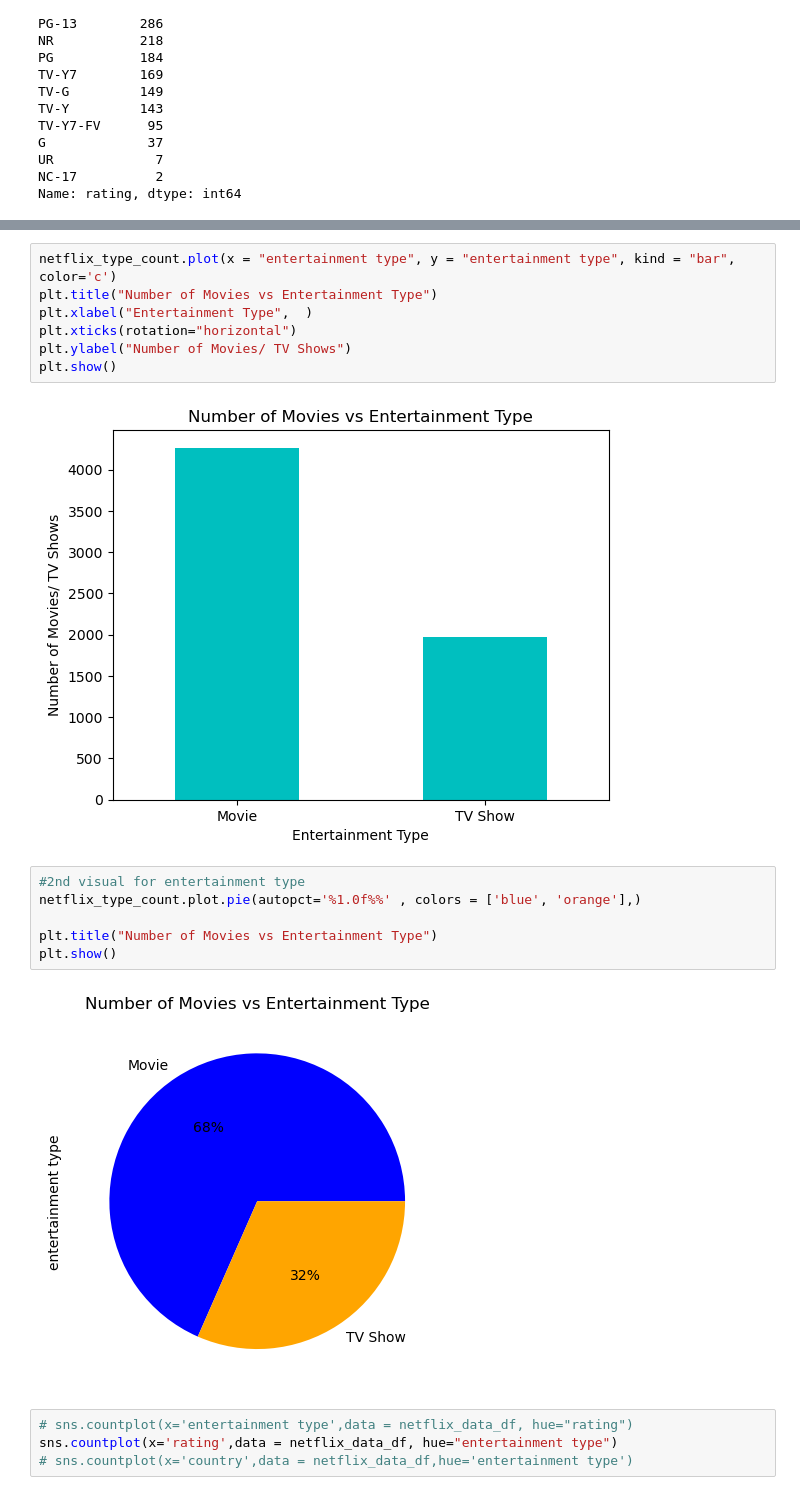
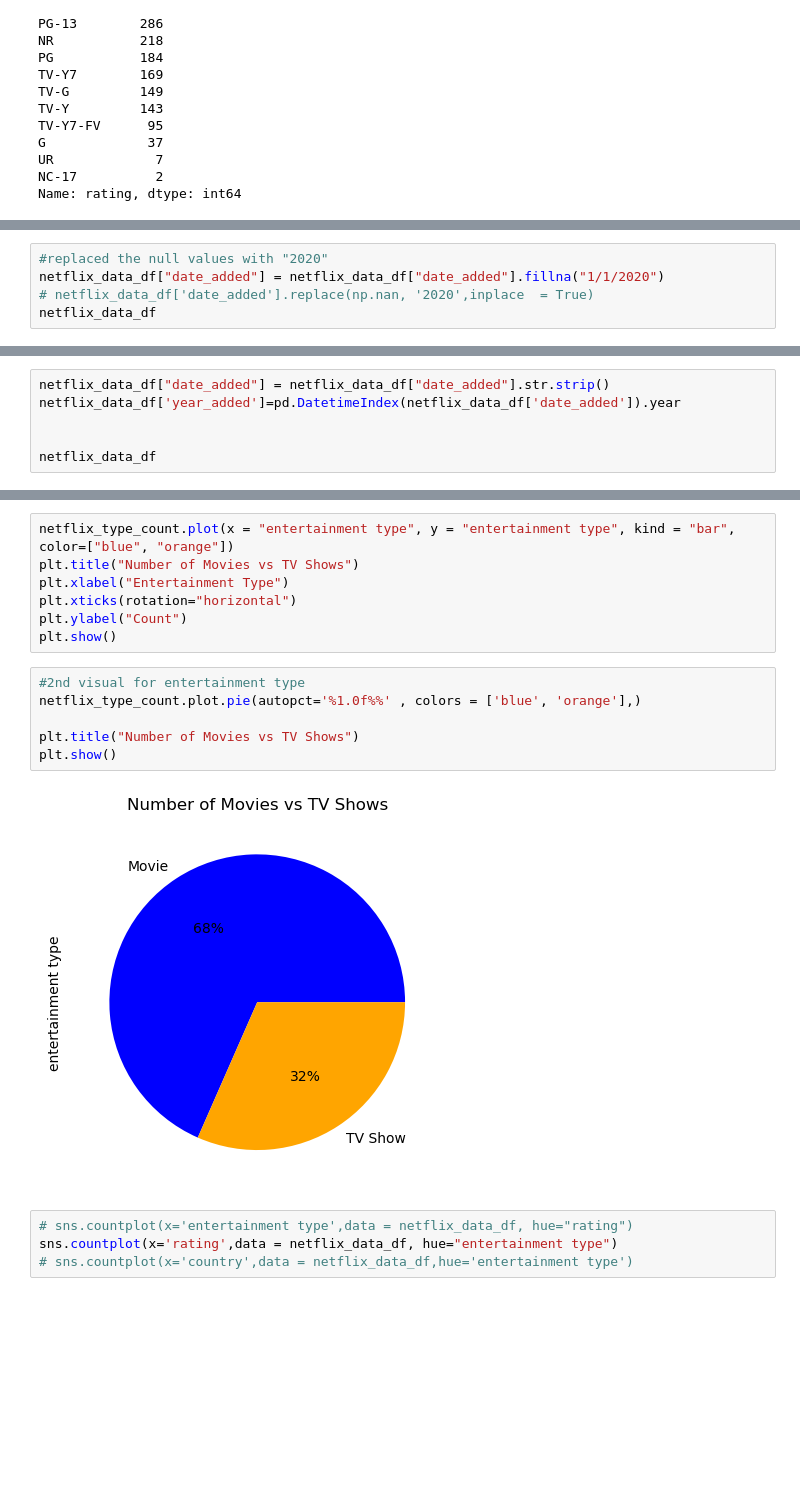
Before and after one commit to guptga/NetFlix-Movies-and-TV-Shows-Analysis, a Jupyter notebook: Netflix Data Analysis .ipynb, the cells around one changed output, grey strips where cells are left out. Saved outputs shown, nothing was run; the diff lists cells and outputs as text; blank space fills up the shorter version.

```diff
--- a/Netflix Data Analysis .ipynb
+++ b/Netflix Data Analysis .ipynb
@@ -214,0 +159,5 @@ plt.show()
+# %%
+#replaced the null values with "2020"
+netflix_data_df["date_added"] = netflix_data_df["date_added"].fillna("1/1/2020")
+# netflix_data_df['date_added'].replace(np.nan, '2020',inplace  = True)
+netflix_data_df
@@ -214,0 +194,6 @@ plt.show()
+# %%
+netflix_data_df["date_added"] = netflix_data_df["date_added"].str.strip()
+netflix_data_df['year_added']=pd.DatetimeIndex(netflix_data_df['date_added']).year
+
+
+netflix_data_df
@@ -244,20 +307,18 @@ Name: entertainment type, dtype: int64
 # %%
-netflix_type_count.plot(x = "entertainment type", y = "entertainment type", kind = "bar", color='c')
-plt.title("Number of Movies vs Entertainment Type")
-plt.xlabel("Entertainment Type",  )
+netflix_type_count.plot(x = "entertainment type", y = "entertainment type", kind = "bar", color=["blue", "orange"])
+plt.title("Number of Movies vs TV Shows")
+plt.xlabel("Entertainment Type")
 plt.xticks(rotation="horizontal")
-plt.ylabel("Number of Movies/ TV Shows")
+plt.ylabel("Count")
 plt.show()
-# %% [output]
-[figure, removed]
 # %%
 #2nd visual for entertainment type
 netflix_type_count.plot.pie(autopct='%1.0f%%' , colors = ['blue', 'orange'],)
 
-plt.title("Number of Movies vs Entertainment Type")
+plt.title("Number of Movies vs TV Shows")
 plt.show()
 # %% [output]
-[figure, old version]
+[figure, new version]
 # %%
 # sns.countplot(x='entertainment type',data = netflix_data_df, hue="rating")
 sns.countplot(x='rating',data = netflix_data_df, hue="entertainment type")
```
Also changed, not shown: parts of 39 cells of this notebook, 3 other files.
